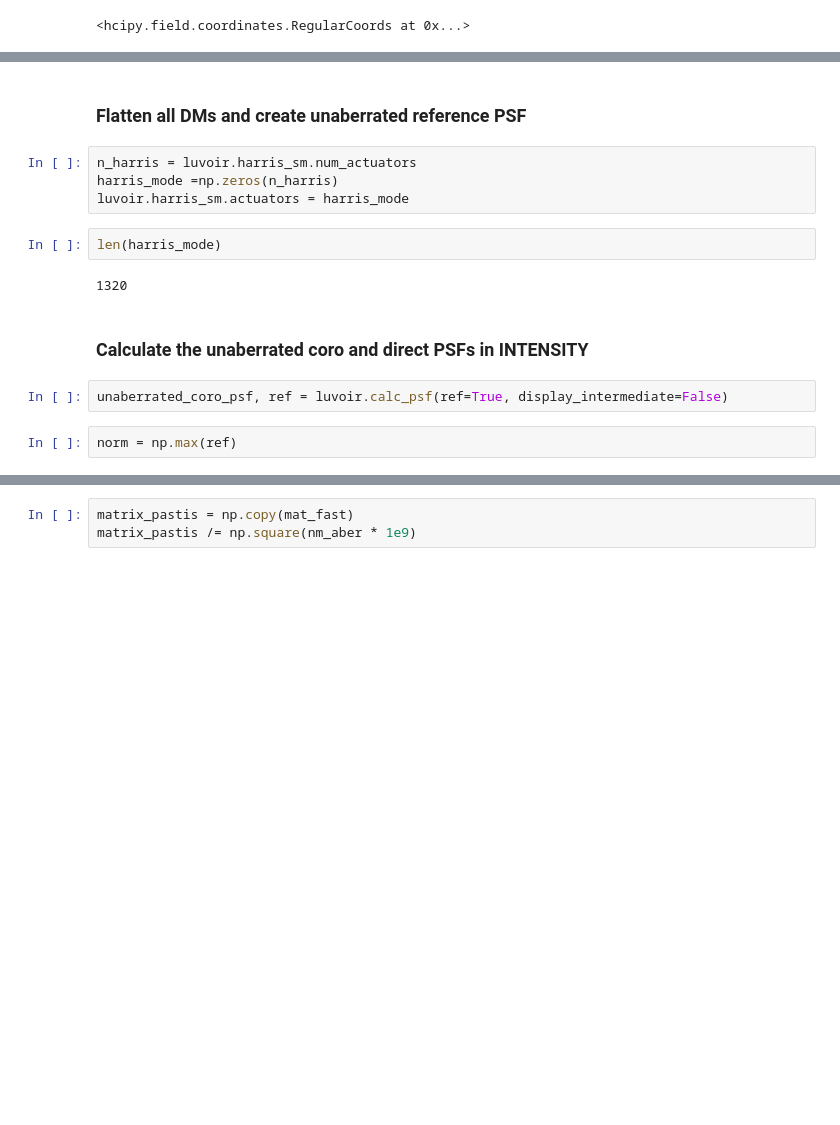
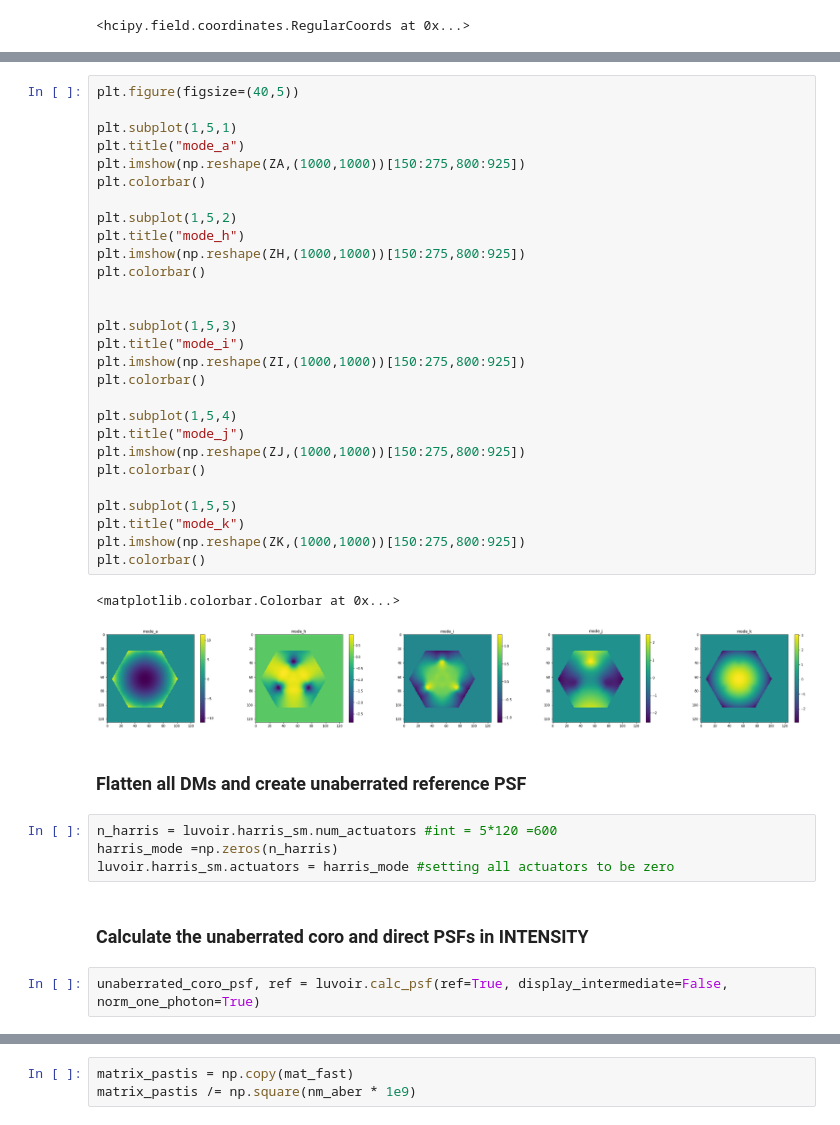
Before and after one commit to spacetelescope/PASTIS, a Jupyter notebook: Jupyter Notebooks/LUVOIR/harris_mode.ipynb, the cells around one changed output, grey strips where cells are left out. Saved outputs shown, nothing was run; the diff lists cells and outputs as text; blank space fills up the shorter version.

```diff
--- a/Jupyter Notebooks/LUVOIR/harris_mode.ipynb
+++ b/Jupyter Notebooks/LUVOIR/harris_mode.ipynb
@@ -289,16 +270,41 @@ hcipy.imshow_field(HarrisBase_Thermal[4]-seg_evaluated[100])
+# %%
+plt.figure(figsize=(40,5))
+
+plt.subplot(1,5,1)
+plt.title("mode_a")
+plt.imshow(np.reshape(ZA,(1000,1000))[150:275,800:925])
+plt.colorbar()
+
+plt.subplot(1,5,2)
+plt.title("mode_h")
+plt.imshow(np.reshape(ZH,(1000,1000))[150:275,800:925])
+plt.colorbar()
+
+
+plt.subplot(1,5,3)
+plt.title("mode_i")
+plt.imshow(np.reshape(ZI,(1000,1000))[150:275,800:925])
+plt.colorbar()
+
+plt.subplot(1,5,4)
+plt.title("mode_j")
+plt.imshow(np.reshape(ZJ,(1000,1000))[150:275,800:925])
+plt.colorbar()
+
+plt.subplot(1,5,5)
+plt.title("mode_k")
+plt.imshow(np.reshape(ZK,(1000,1000))[150:275,800:925])
+plt.colorbar()
+# %% [output]
+<matplotlib.colorbar.Colorbar at 0x...>
+[figure, added]
 # %% [markdown]
 ### Flatten all DMs and create unaberrated reference PSF
 # %%
-n_harris = luvoir.harris_sm.num_actuators
+n_harris = luvoir.harris_sm.num_actuators #int = 5*120 =600
 harris_mode =np.zeros(n_harris)
-luvoir.harris_sm.actuators = harris_mode
+luvoir.harris_sm.actuators = harris_mode #setting all actuators to be zero
-# %%
-len(harris_mode)
-# %% [output]
-1320
 # %% [markdown]
 ### Calculate the unaberrated coro and direct PSFs in INTENSITY
 # %%
-unaberrated_coro_psf, ref = luvoir.calc_psf(ref=True, display_intermediate=False)
+unaberrated_coro_psf, ref = luvoir.calc_psf(ref=True, display_intermediate=False, norm_one_photon=True)
-# %%
-norm = np.max(ref)
```
Also changed, not shown: parts of 117 cells of this notebook, 3 other files.
